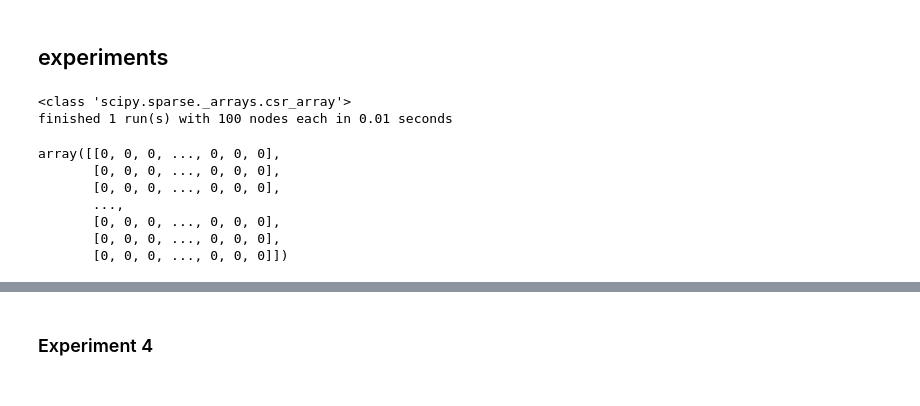
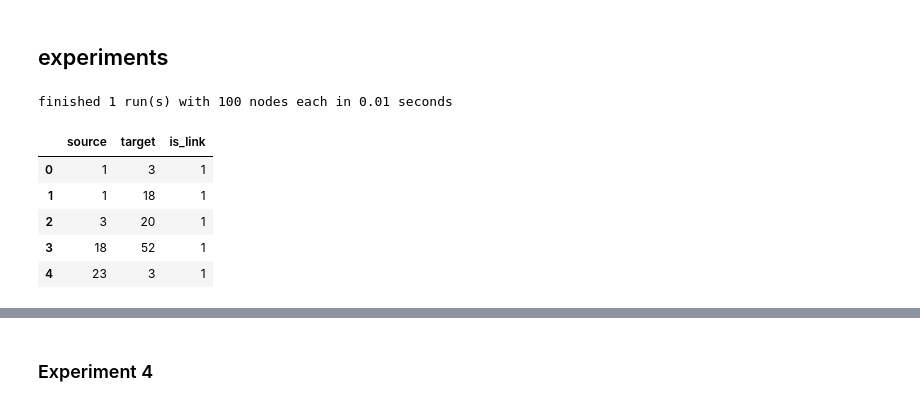
Before and after one commit to aribeller/network_homophily, a Jupyter notebook: code/python/group_polarization/minority_homophily_experiments_Emma_experiments.ipynb, the cells around one changed output, grey strips where cells are left out. Saved outputs shown, nothing was run; the diff lists cells and outputs as text; code cells hidden in the pictures.

```diff
--- a/code/python/group_polarization/minority_homophily_experiments_Emma_experiments.ipynb
+++ b/code/python/group_polarization/minority_homophily_experiments_Emma_experiments.ipynb
@@ -81,26 +81,30 @@ for i in range(runs):
     df = pd.DataFrame(node_identities,columns=['node_id','group'])
     df.to_csv(f"networks/nodelist_{str(t)}_run_{str(i)}.csv",index=False)
     adj = nx.to_scipy_sparse_array(g,nodelist = list(g.nodes()))
+    adj = sparse.coo_matrix(adj)
     sparse.save_npz(f"networks/adj_matrix_type_{str(t)}_run_{str(i)}.npz", adj)
 
 end_time = time.time()
 print("finished {} run(s) with {} nodes each in {} seconds".format(runs, N, str(round((end_time - start_time), 2))))
 # %% [output]
-<class 'scipy.sparse._arrays.csr_array'>
 finished 1 run(s) with 100 nodes each in 0.01 seconds
 # %%
 #TO READ
+
+#EDGE_LIST
 adj = sparse.load_npz(f"networks/adj_matrix_type_{str(t)}_run_{str(i)}.npz")
-adj = adj.toarray()
+edge_list = np.column_stack((adj.row,adj.col,adj.data))
+el_dataframe = pd.DataFrame(edge_list,columns = ['source','target','is_link'])
+
+
+#NODE_LIST
+df_nodes = pd.read_csv(f"networks/nodelist_{str(t)}_run_{str(i)}.csv",index_col= 'node_id')
-# %%
-#TO CREATE EDGE LIST
-
-adj
-# %% [output]
-array([[0, 0, 0, ..., 0, 0, 0],
-       [0, 0, 0, ..., 0, 0, 0],
-       [0, 0, 0, ..., 0, 0, 0],
-       ...,
-       [0, 0, 0, ..., 0, 0, 0],
-       [0, 0, 0, ..., 0, 0, 0],
-       [0, 0, 0, ..., 0, 0, 0]])
+# %%
+el_dataframe.head()
+# %% [output]
+|  | source | target | is_link |
+| 0 | 1 | 3 | 1 |
+| 1 | 1 | 18 | 1 |
+| 2 | 3 | 20 | 1 |
+| 3 | 18 | 52 | 1 |
+| 4 | 23 | 3 | 1 |
```
Also changed, not shown: parts of 1 cell of this notebook, 1 other file.
